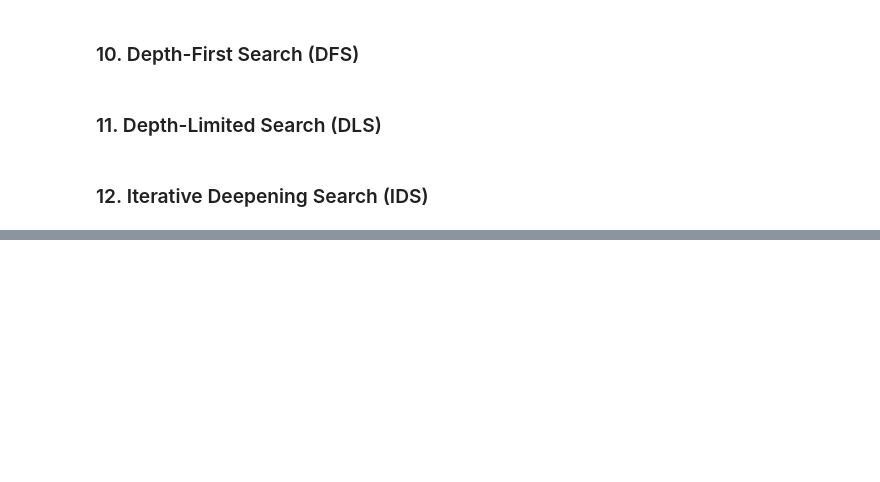
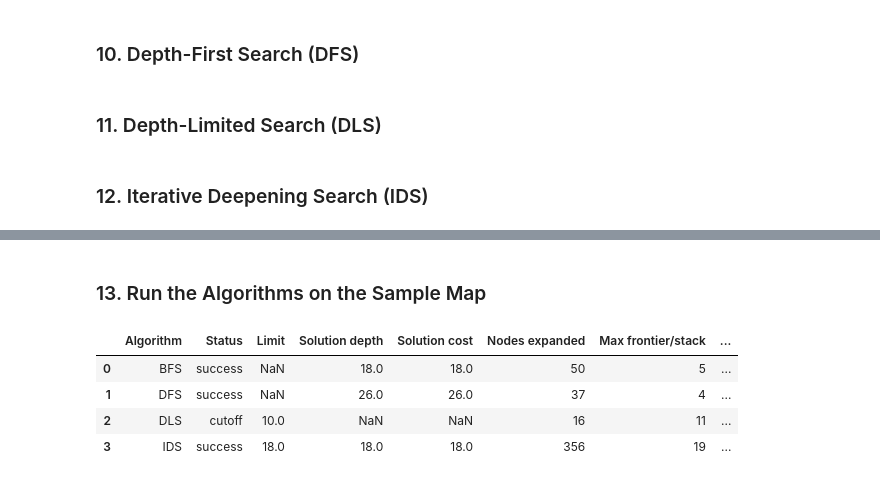
Before and after one commit to Blaise101/intro_to_ai_lab1, a Jupyter notebook: Blaise_Izerimana_Lab_1A.ipynb, the cells around one changed output, grey strips where cells are left out. Cells and saved outputs as stored; diff of their text form; code cells hidden in the pictures; blank space fills up the shorter version.

Commit message:
Run the Algorithms on the Sample Map

```diff
--- a/Blaise_Izerimana_Lab_1A.ipynb
+++ b/Blaise_Izerimana_Lab_1A.ipynb
@@ -699,0 +664,22 @@ NameError: name 'SearchAlgorithm' is not defined
+# %% [markdown]
+### 13. Run the Algorithms on the Sample Map
+# %%
+bfs = BreadthFirstSearch()
+dfs = DepthFirstSearch()
+dls = DepthLimitedSearch()
+ids = IterativeDeepeningSearch()
+
+results = [
+  bfs.search(problem),
+  dfs.search(problem),
+  dls.search(problem, limit=10),
+  ids.search(problem, max_depth=30),
+]
+
+show_results(results)
+# %% [output]
+|  | Algorithm | Status | Limit | Solution depth | Solution cost | Nodes expanded | Max frontier/stack | ... |
+| 0 | BFS | success | NaN | 18.0 | 18.0 | 50 | 5 | ... |
+| 1 | DFS | success | NaN | 26.0 | 26.0 | 37 | 4 | ... |
+| 2 | DLS | cutoff | 10.0 | NaN | NaN | 16 | 11 | ... |
+| 3 | IDS | success | 18.0 | 18.0 | 18.0 | 356 | 19 | ... |
```
Also changed, not shown: parts of 3 cells of this notebook.
